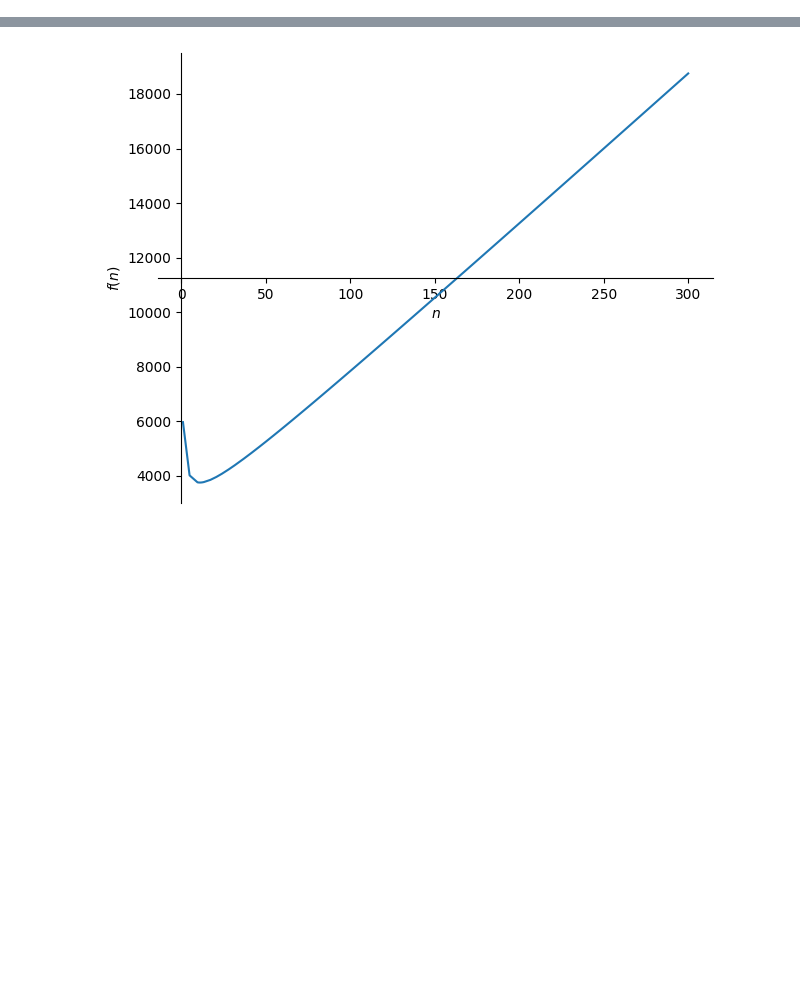
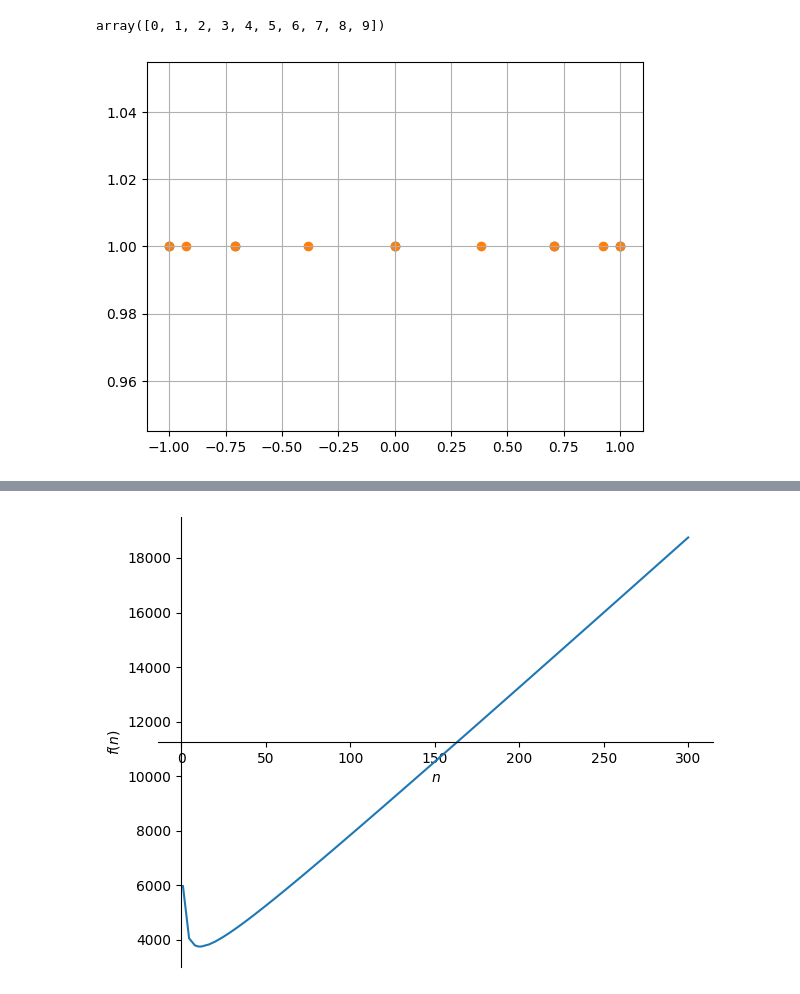
Before and after one commit to ivankirev13/Performative-Regression, a Jupyter notebook: performative_regression.ipynb, the cells around one changed output, grey strips where cells are left out. Saved outputs shown, nothing was run; the diff lists cells and outputs as text; code cells hidden in the pictures; blank space fills up the shorter version.

```diff
--- a/performative_regression.ipynb
+++ b/performative_regression.ipynb
@@ -8,3 +10,31 @@ import sympy as sp
+# %%
+np.arange(10)
+# %% [output]
+array([0, 1, 2, 3, 4, 5, 6, 7, 8, 9])
+# %%
+
+def nodess(k):
+
+    # Extended Chebyshev nodes
+    nodes = - np.cos(np.pi  * (2*np.arange(k+1) + 1 ) / (2*k + 2)) / np.cos(np.pi / (2*k + 2))
+
+    # Augmented Chebyshev nodes
+    nodes = np.cos((2 * np.arange(2, k + 2) - 3)*np.pi / (2 * (k)))
+
+    # Chebyshev nodes
+    nodes = np.cos(np.pi * (2*np.arange(1, k+2) - 1 ) / (2*(k + 1)))
+
+    # Chebyshev nodes second kind
+    nodes = np.cos(np.pi * (np.arange(1, k+2) - 1 ) / (k))
+    plt.scatter(nodes, np.ones(len(nodes)))
+
+t = np.linspace(-1, 1, 1000)
+for k in [4, 8]:
+    nodess(k)
+plt.grid()
+plt.show()
+# %% [output]
+[figure, added]
 # %%
 class Performative_Regression:
 
```
Also changed, not shown: parts of 8 cells of this notebook.
